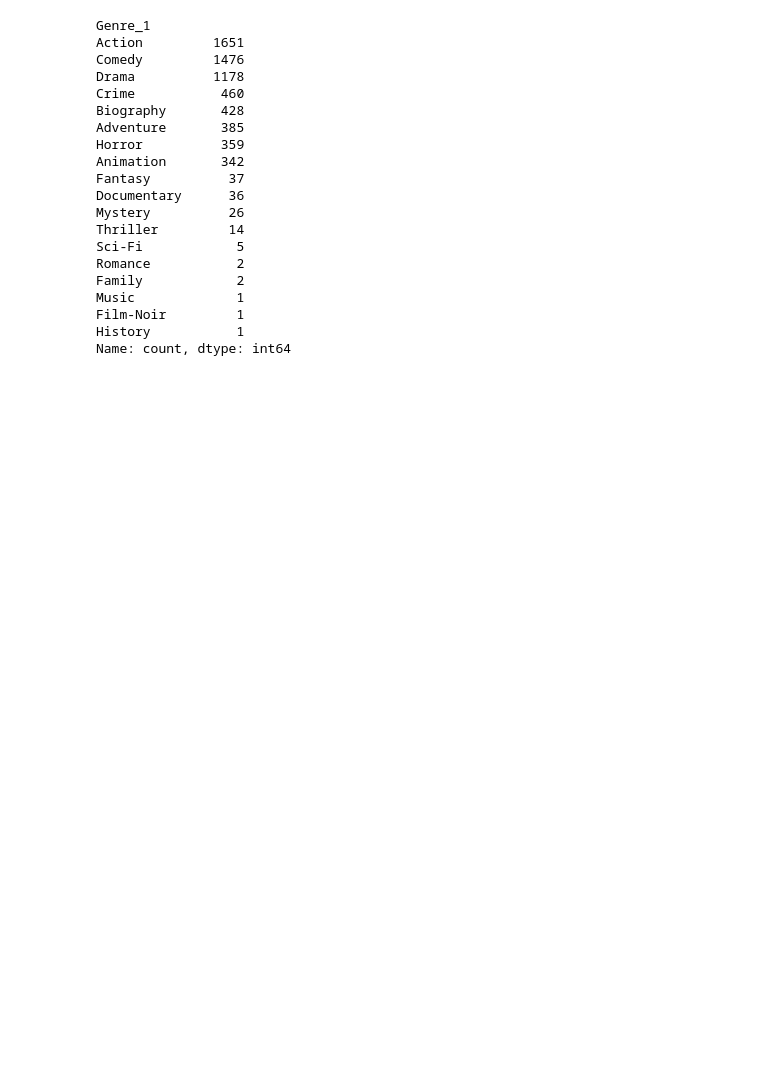
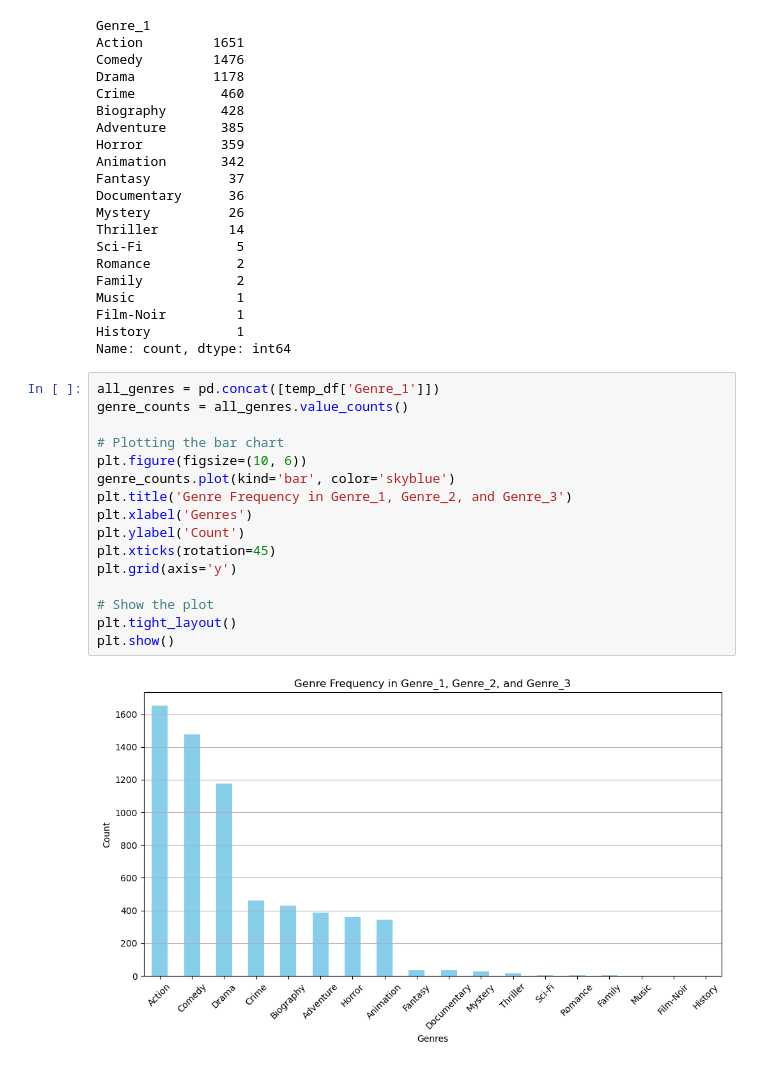
Before and after one commit to spandya3/project-01-MJJS, a Jupyter notebook: Genre_clean.ipynb, the cells around one changed output. Cells and saved outputs as stored; diff of their text form; blank space fills up the shorter version.

Commit message:
Bar chart
Added bar chart

```diff
--- a/Genre_clean.ipynb
+++ b/Genre_clean.ipynb
@@ -97,3 +97,21 @@ Music             1
 Film-Noir         1
 History           1
 Name: count, dtype: int64
+# %%
+all_genres = pd.concat([temp_df['Genre_1']])
+genre_counts = all_genres.value_counts()
+
+# Plotting the bar chart
+plt.figure(figsize=(10, 6))
+genre_counts.plot(kind='bar', color='skyblue')
+plt.title('Genre Frequency in Genre_1, Genre_2, and Genre_3')
+plt.xlabel('Genres')
+plt.ylabel('Count')
+plt.xticks(rotation=45)
+plt.grid(axis='y')
+
+# Show the plot
+plt.tight_layout()
+plt.show()
+# %% [output]
+[figure, added]
```
